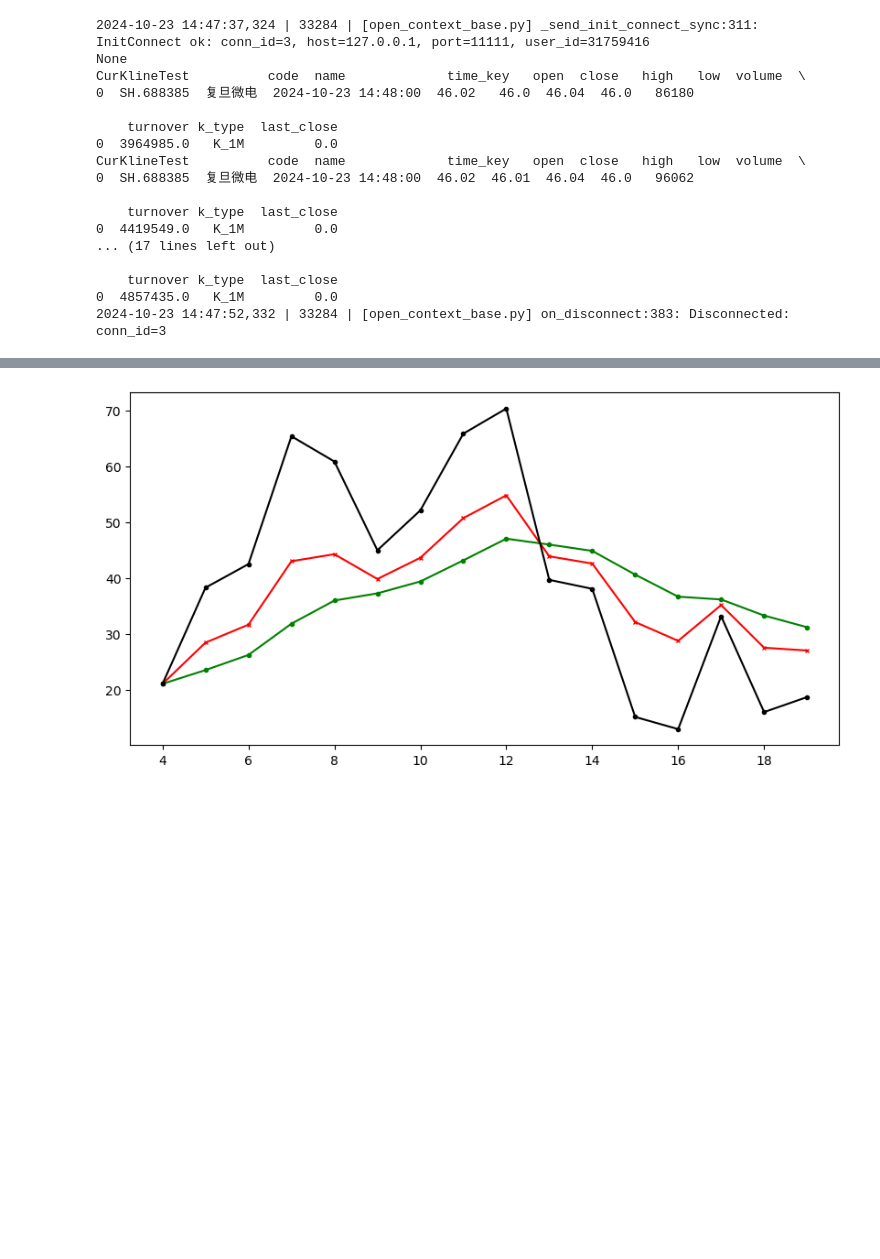
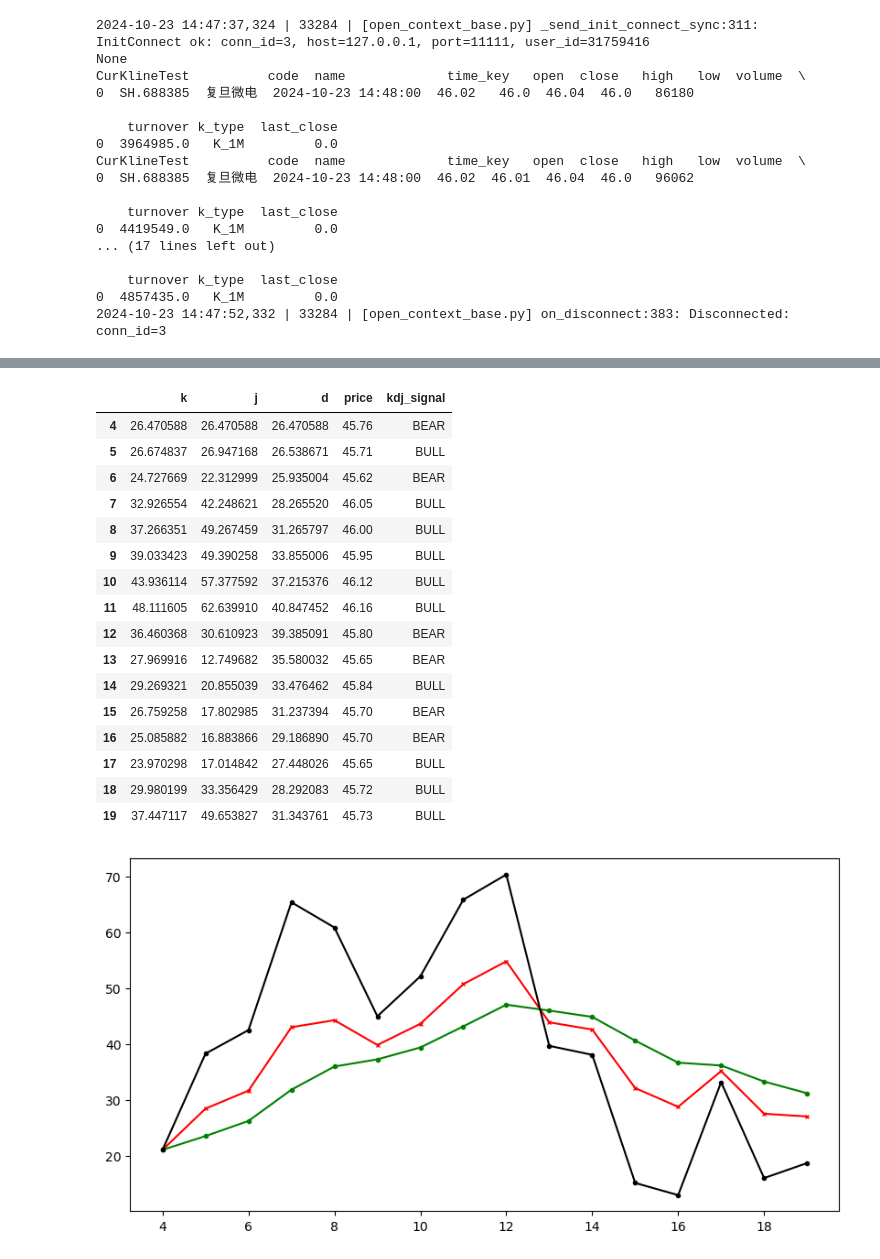
Before and after one commit to RCliang/Metaphisics_Stocks, a Jupyter notebook: backend/subscribe.ipynb, the cells around one changed output, grey strips where cells are left out. Saved outputs shown, nothing was run; the diff lists cells and outputs as text; code cells hidden in the pictures; blank space fills up the shorter version.

```diff
--- a/backend/subscribe.ipynb
+++ b/backend/subscribe.ipynb
@@ -166,2 +182,7 @@ res
 # %%
 res = res.dropna()
+# %%
+res['j_diff'] = res['j'].diff()
+res['j_diff'] = res['j_diff'].apply(lambda x: 1 if x > 0 else 0)
+res['close_diff'] = res['close'].diff()
+res['close_diff'] = res['close_diff'].apply(lambda x: 1 if x > 0 else 0)
@@ -168,3 +200,23 @@ res = res.dropna()
+# %%
+res
+# %% [output]
+|  | k | j | d | price | kdj_signal |
+| 4 | 26.470588 | 26.470588 | 26.470588 | 45.76 | BEAR |
+| 5 | 26.674837 | 26.947168 | 26.538671 | 45.71 | BULL |
+| 6 | 24.727669 | 22.312999 | 25.935004 | 45.62 | BEAR |
+| 7 | 32.926554 | 42.248621 | 28.265520 | 46.05 | BULL |
+| 8 | 37.266351 | 49.267459 | 31.265797 | 46.00 | BULL |
+| 9 | 39.033423 | 49.390258 | 33.855006 | 45.95 | BULL |
+| 10 | 43.936114 | 57.377592 | 37.215376 | 46.12 | BULL |
+| 11 | 48.111605 | 62.639910 | 40.847452 | 46.16 | BULL |
+| 12 | 36.460368 | 30.610923 | 39.385091 | 45.80 | BEAR |
+| 13 | 27.969916 | 12.749682 | 35.580032 | 45.65 | BEAR |
+| 14 | 29.269321 | 20.855039 | 33.476462 | 45.84 | BULL |
+| 15 | 26.759258 | 17.802985 | 31.237394 | 45.70 | BEAR |
+| 16 | 25.085882 | 16.883866 | 29.186890 | 45.70 | BEAR |
+| 17 | 23.970298 | 17.014842 | 27.448026 | 45.65 | BULL |
+| 18 | 29.980199 | 33.356429 | 28.292083 | 45.72 | BULL |
+| 19 | 37.447117 | 49.653827 | 31.343761 | 45.73 | BULL |
 # %%
 plt.figure(figsize=(10,5))
 plt.plot(res['k'], marker='x', markersize=3, color='red')
```
Also changed, not shown: parts of 16 cells of this notebook, 4 other files.
